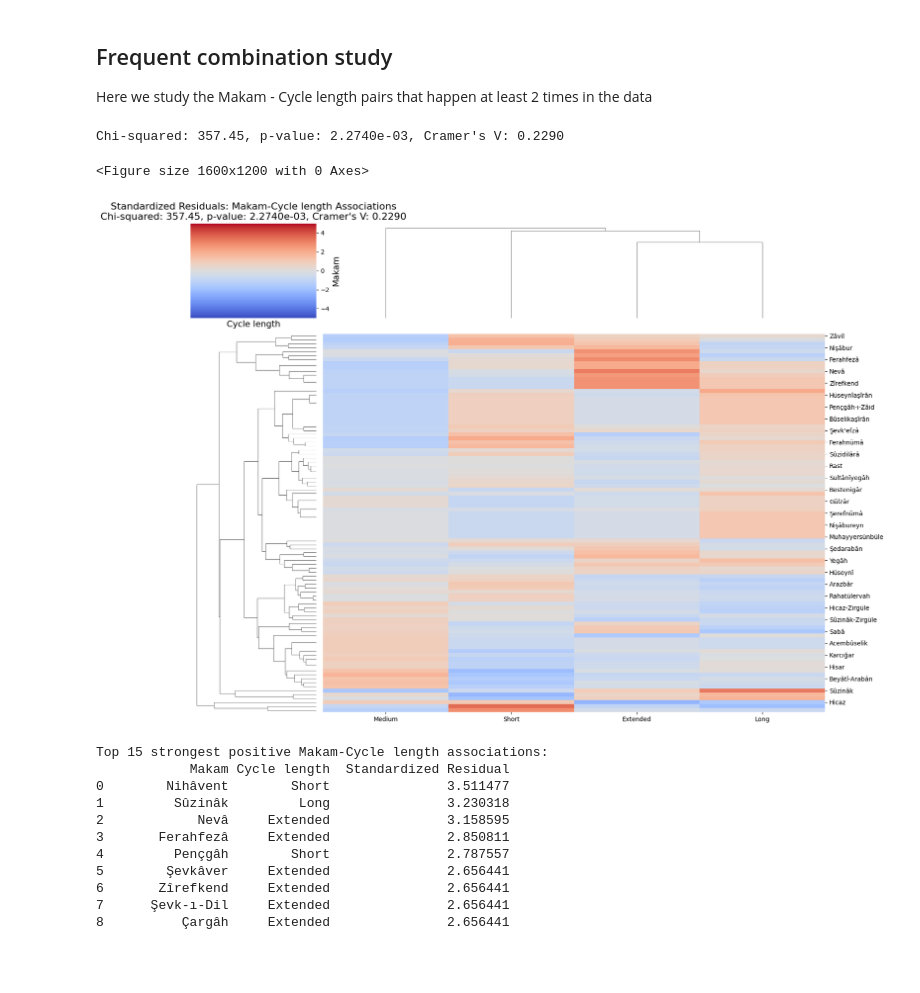
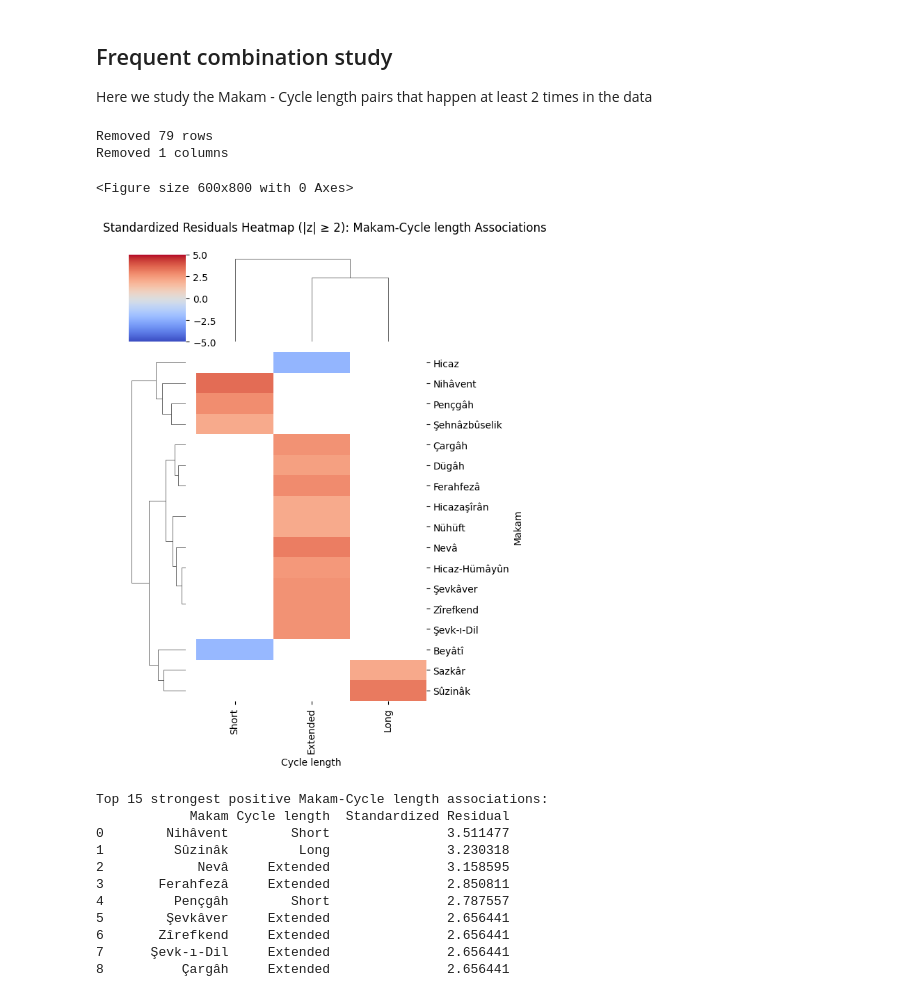
Before and after one commit to theofuhrmann/ethnomusicology-project, a Jupyter notebook: code/correlation_analysis.ipynb, the cells around one changed output. Saved outputs shown, nothing was run; the diff lists cells and outputs as text; code cells hidden in the pictures; blank space fills up the shorter version.

```diff
--- a/code/correlation_analysis.ipynb
+++ b/code/correlation_analysis.ipynb
@@ -513,27 +542,31 @@ Here we study the Makam - Cycle length pairs that happen at least 2 times in the
 # %%
 # Filter to include only makams and usuls with sufficient data if needed
 total_ocurrence_threshold = 2
 
 makam_row_sums = makam_cycles_df.sum(axis=1)
 cycle_col_sums = makam_cycles_df.sum(axis=0)
 
 filtered_makams = makam_row_sums[
     makam_row_sums >= total_ocurrence_threshold
 ].index
 filtered_cycles = cycle_col_sums[
     cycle_col_sums >= total_ocurrence_threshold
 ].index
 
 # Create a filtered contingency table
 contingency_table = makam_cycles_df.loc[filtered_makams, filtered_cycles]
 std_residuals, chi2, p, phi_coef = obtain_results_from_chi2(contingency_table)
 plot_std_residuals_heatmap(
-    std_residuals, chi2, p, phi_coef, variables=("Makam", "Cycle length")
+    std_residuals,
+    variables=("Makam", "Cycle length"),
+    figsize=(6, 8),
+    title_fontsize=12,
 )
 # %% [output]
-Chi-squared: 357.45, p-value: 2.2740e-03, Cramer's V: 0.2290
+Removed 79 rows
+Removed 1 columns
-<Figure size 1600x1200 with 0 Axes>
+<Figure size 600x800 with 0 Axes>
-[figure, old version]
+[figure, new version]
 # %%
 # Find the top 15 strongest positive associations
 flat_residuals = std_residuals.stack().sort_values(ascending=False)
```
Also changed, not shown: parts of 8 cells of this notebook.
